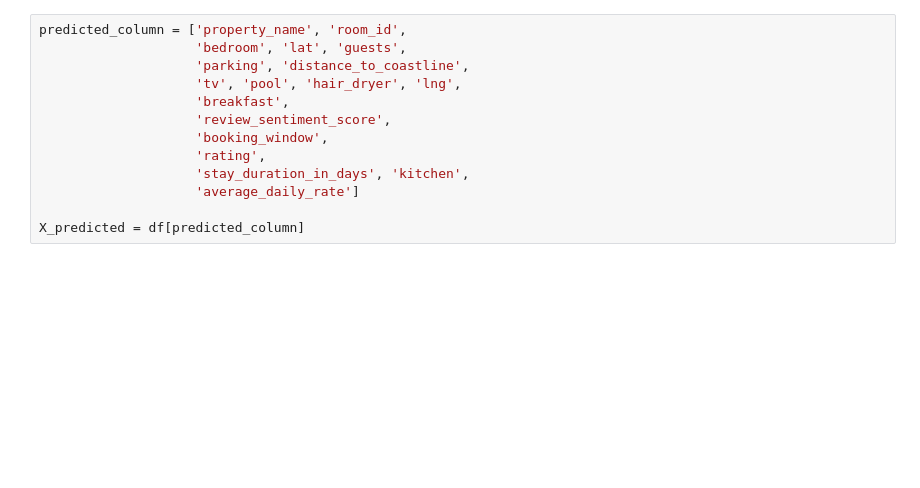
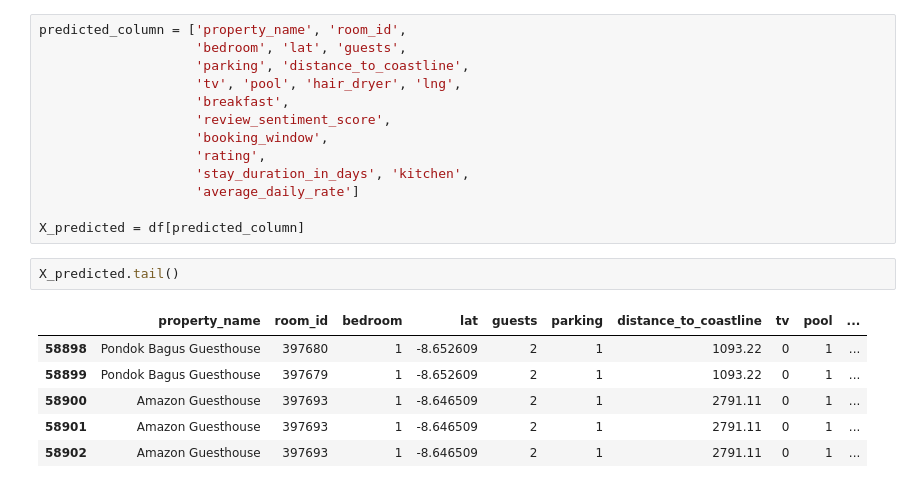
Before and after one commit to naufalsutrisna/Room-Pricing-Bukit-Vista, a Jupyter notebook: machine learning/xgboost_model.ipynb, the cells around one changed output. Cells and saved outputs as stored; diff of their text form; blank space fills up the shorter version.

```diff
--- a/machine learning/xgboost_model.ipynb
+++ b/machine learning/xgboost_model.ipynb
@@ -262,6 +262,15 @@ predicted_column = ['property_name', 'room_id',
                     'average_daily_rate']
 
 X_predicted = df[predicted_column]
+# %%
+X_predicted.tail()
+# %% [output]
+|  | property_name | room_id | bedroom | lat | guests | parking | distance_to_coastline | tv | pool | ... |
+| 58898 | Pondok Bagus Guesthouse | 397680 | 1 | -8.652609 | 2 | 1 | 1093.22 | 0 | 1 | ... |
+| 58899 | Pondok Bagus Guesthouse | 397679 | 1 | -8.652609 | 2 | 1 | 1093.22 | 0 | 1 | ... |
+| 58900 | Amazon Guesthouse | 397693 | 1 | -8.646509 | 2 | 1 | 2791.11 | 0 | 1 | ... |
+| 58901 | Amazon Guesthouse | 397693 | 1 | -8.646509 | 2 | 1 | 2791.11 | 0 | 1 | ... |
+| 58902 | Amazon Guesthouse | 397693 | 1 | -8.646509 | 2 | 1 | 2791.11 | 0 | 1 | ... |
 # %%
 import pandas as pd
 from datetime import date
```
Also changed, not shown: parts of 3 cells of this notebook.
